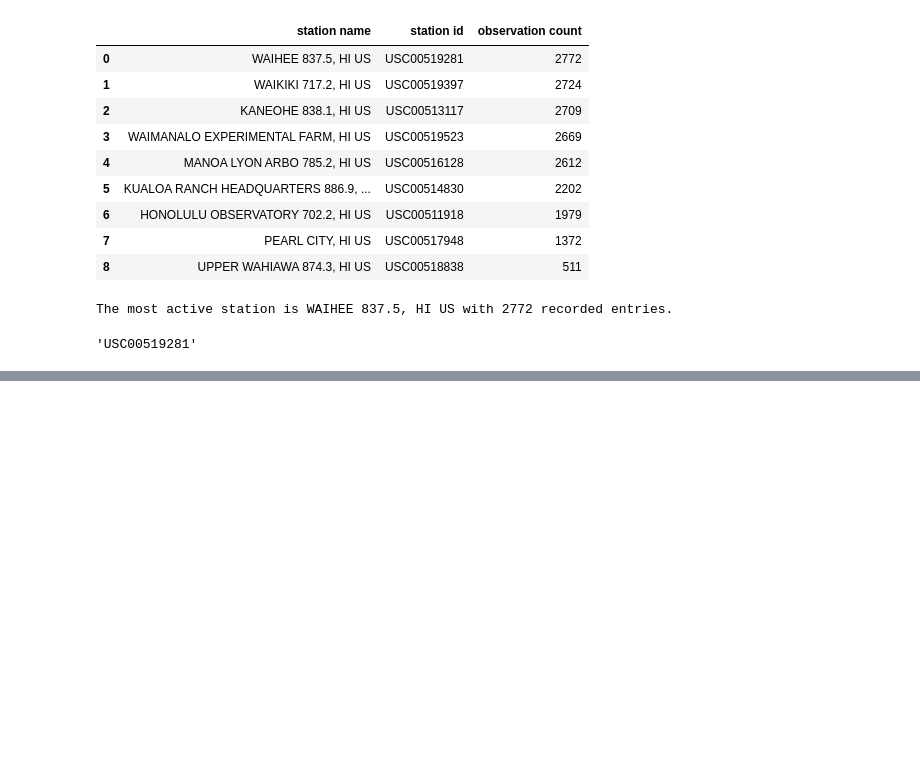
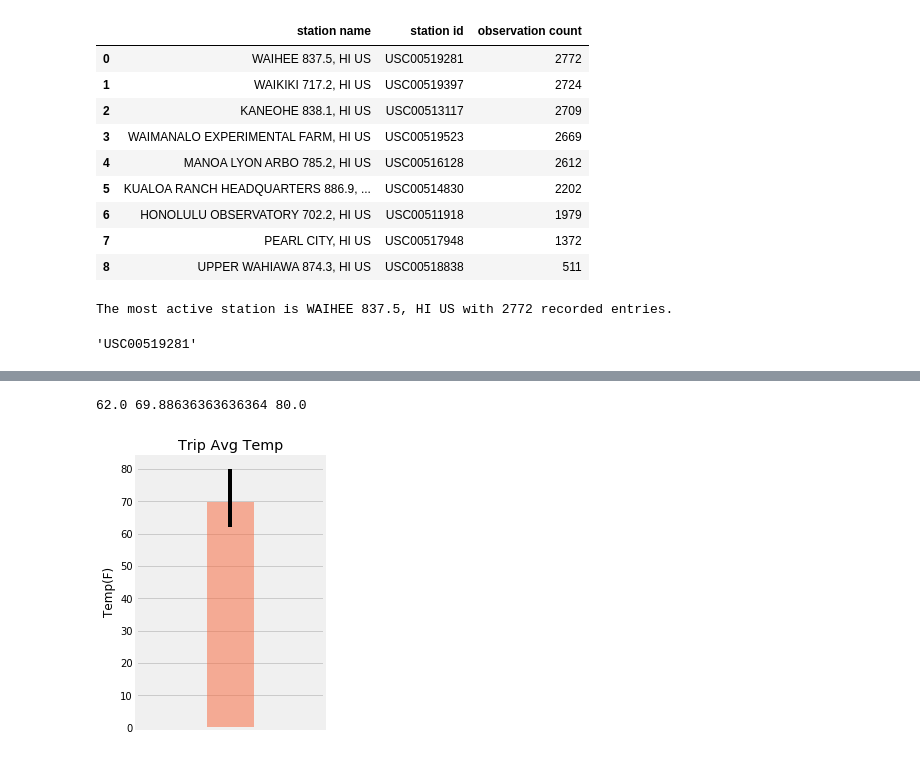
Before and after one commit to beckykwarren/sqlalchemy-challenge, a Jupyter notebook: main.ipynb, the cells around one changed output, grey strips where cells are left out. Cells and saved outputs as stored; diff of their text form; code cells hidden in the pictures; blank space fills up the shorter version.

```diff
--- a/main.ipynb
+++ b/main.ipynb
@@ -135,0 +139,41 @@ plt.show()
+# %%
+# This function called `calc_temps` will accept start date and end date in the format '%Y-%m-%d'
+# and return the minimum, average, and maximum temperatures for that range of dates
+def calc_temps(start_date, end_date):
+    """TMIN, TAVG, and TMAX for a list of dates.
+
+    Args:
+        start_date (string): A date string in the format %Y-%m-%d
+        end_date (string): A date string in the format %Y-%m-%d
+
+    Returns:
+        TMIN, TAVE, and TMAX
+    """
+
+    return session.query(func.min(Measurement.tobs), func.avg(Measurement.tobs), func.max(Measurement.tobs)).\
+        filter(Measurement.date >= start_date).filter(Measurement.date <= end_date).all()
+
+# function usage example
+# %%
+# trip dates
+
+start = '2016-02-28'
+end = '2016-03-05'
+# %%
+trip_temps = calc_temps(start, end)
+TMIN = trip_temps[0][0]
+TAVG = trip_temps[0][1]
+TMAX = trip_temps[0][2]
+
+print(TMIN,TAVG,TMAX)
+
+plt.figure(figsize=(3,5))
+plt.bar(1, TAVG, yerr = [[TAVG-TMIN],[TMAX-TAVG]], color = '#F96639', alpha = 0.5, width = 0.5)
+plt.xticks([])
+plt.xlim(0,2)
+plt.ylabel('Temp(F)')
+plt.title("Trip Avg Temp")
+plt.show()
+# %% [output]
+62.0 69.88636363636364 80.0
+[figure, added]
```
Also changed, not shown: parts of 10 cells of this notebook.
